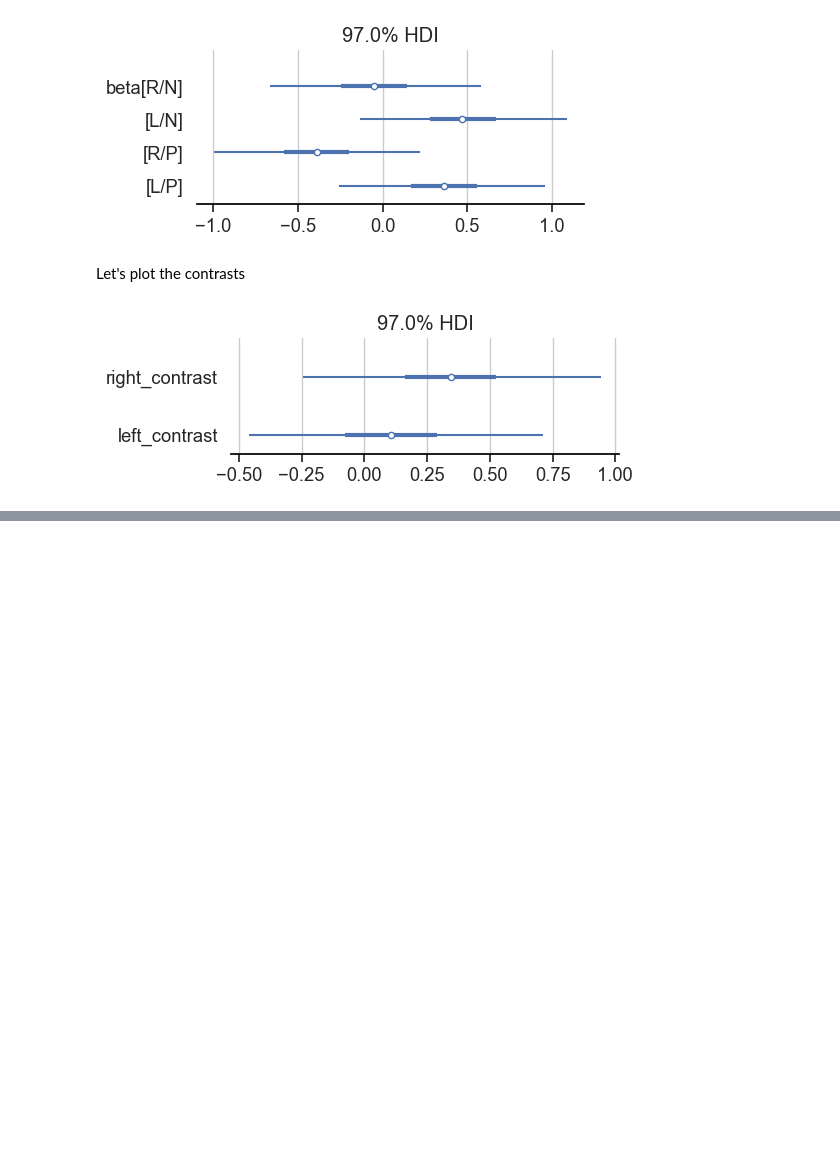
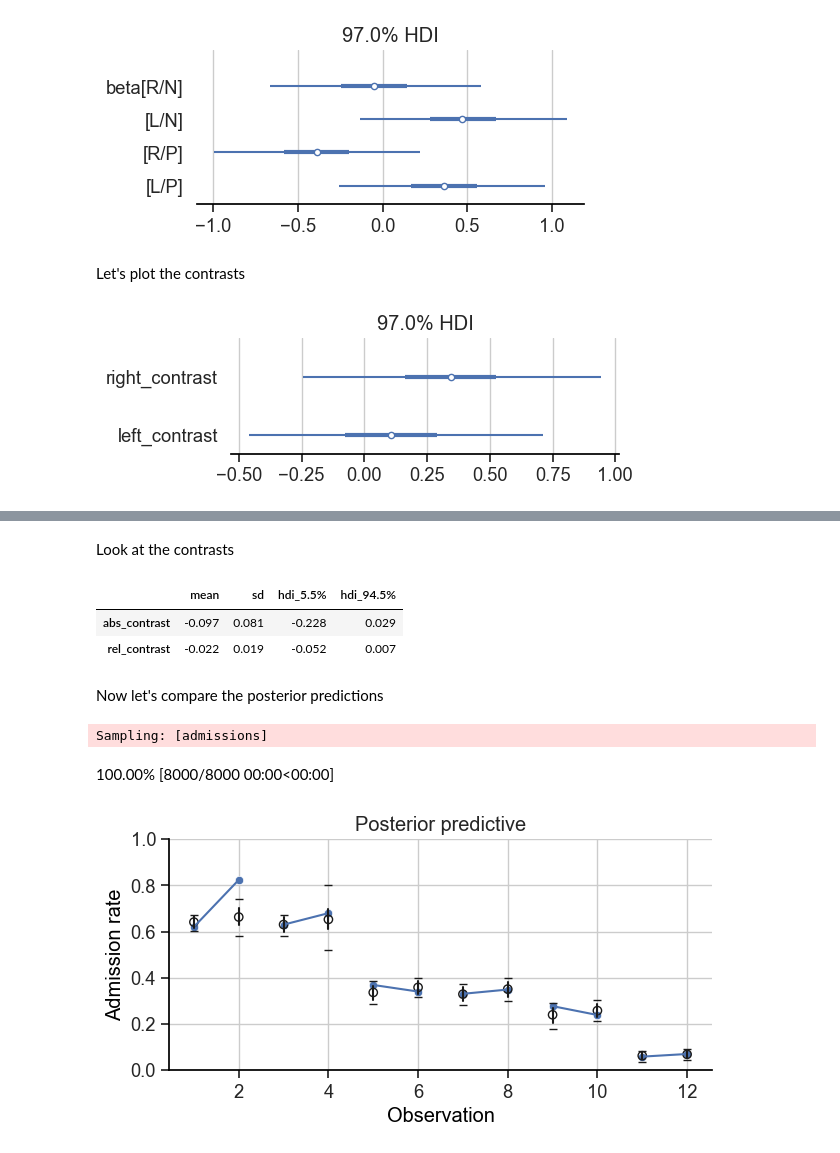
Before and after one commit to chris-leonard/statistical-rethinking, a Jupyter notebook: notes/chapter_11.ipynb, the cells around one changed output, grey strips where cells are left out. Cells and saved outputs as stored; diff of their text form; code cells hidden in the pictures; blank space fills up the shorter version.

```diff
--- a/notes/chapter_11.ipynb
+++ b/notes/chapter_11.ipynb
@@ -276,0 +629,31 @@ az.plot_forest(
+# %% [markdown]
+Look at the contrasts
+# %%
+az.summary(
+    trace_11_8,
+    var_names=["contrast"],
+    filter_vars="regex",
+    kind="stats",
+    hdi_prob=0.89,
+)
+# %% [output]
+|  | mean | sd | hdi_5.5% | hdi_94.5% |
+| abs_contrast | -0.097 | 0.081 | -0.228 | 0.029 |
+| rel_contrast | -0.022 | 0.019 | -0.052 | 0.007 |
+# %% [markdown]
+Now let's compare the posterior predictions
+# %%
+with m11_8:
+    trace_11_8 = pm.sample_posterior_predictive(
+        trace_11_8,
+        var_names=["admissions", "admission_rate"],
+        extend_inferencedata=True,
+        random_seed=RANDOM_SEED,
+    )
+
+
+plot_posterior_preditive_checks_by_observation(admit, trace_11_8)
+# %% [output]
+Sampling: [admissions]
+100.00% [8000/8000 00:00<00:00]
+[figure, added]
```
Also changed, not shown: parts of 36 cells of this notebook, 2 other files.
